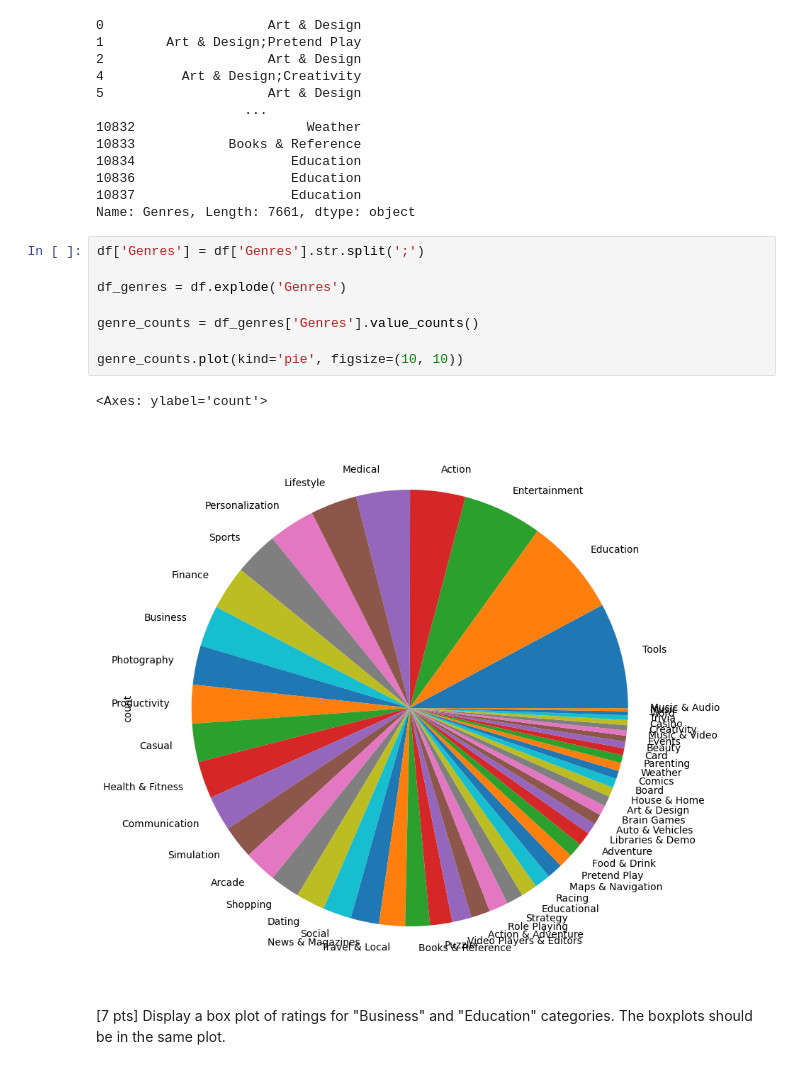
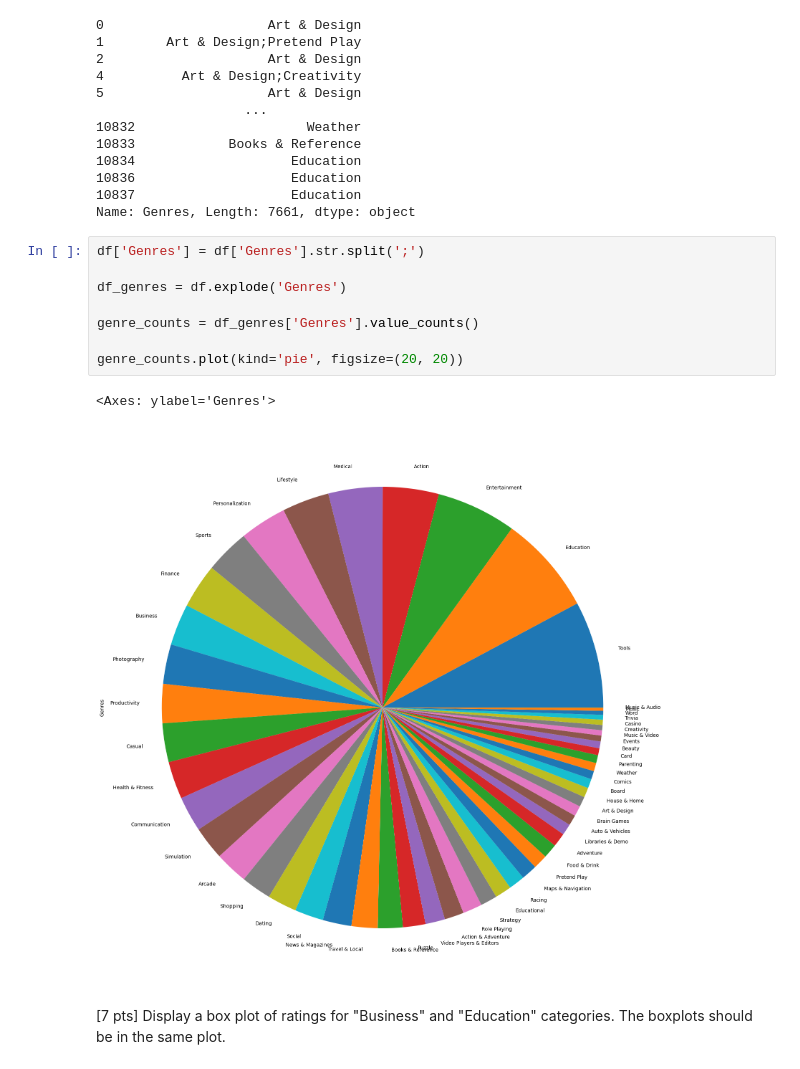
Before and after one commit to mahakanakala/CS210, a Jupyter notebook: hw/hw3/google_apps.ipynb, the cells around one changed output. Drawn from its saved outputs; the diff is of its cells as text.

```diff
--- a/hw/hw3/google_apps.ipynb
+++ b/hw/hw3/google_apps.ipynb
@@ -256,14 +261,14 @@ Name: Genres, Length: 7661, dtype: object
 # %%
 df['Genres'] = df['Genres'].str.split(';')
 
 df_genres = df.explode('Genres')
 
 genre_counts = df_genres['Genres'].value_counts()
 
-genre_counts.plot(kind='pie', figsize=(10, 10))
+genre_counts.plot(kind='pie', figsize=(20, 20))
 # %% [output]
-<Axes: ylabel='count'>
+<Axes: ylabel='Genres'>
-[figure, old version]
+[figure, new version]
 # %% [markdown]
 [7 pts] Display a box plot of ratings for "Business" and "Education" categories. The boxplots should be in the same plot.
 # %%
```
Also changed, not shown: parts of 3 cells of this notebook.
